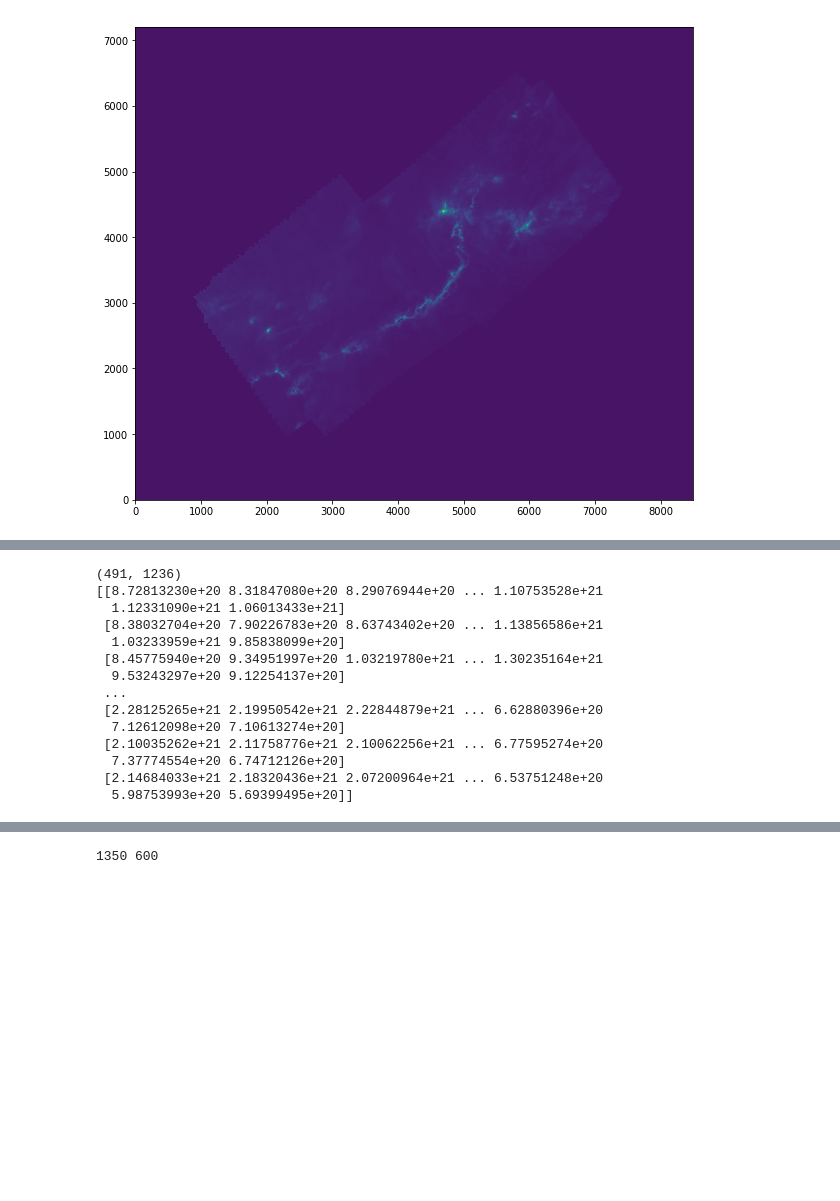
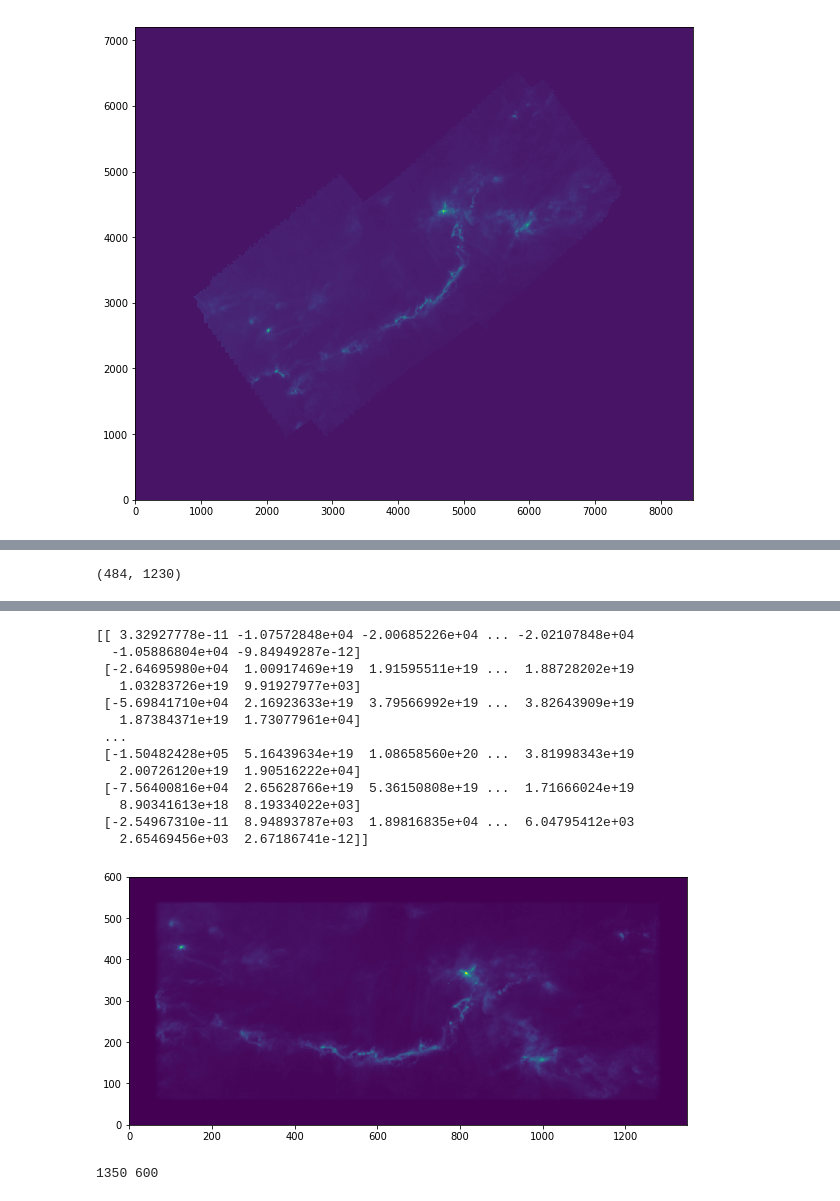
Before and after one commit to jfrob27/M1stage2020, a Jupyter notebook: Taurus.ipynb, the cells around one changed output, grey strips where cells are left out. Drawn from its saved outputs; the diff is of its cells as text; code cells hidden in the pictures; blank space fills up the shorter version.

```diff
--- a/Taurus.ipynb
+++ b/Taurus.ipynb
@@ -46,25 +54,11 @@ INFO: Auto-setting vmax to  1.227e+22 [aplpy.core]
 # %%
 #Read cut map
-HDU = fits.open(path + 'HGBS_' + name + '_column_density_map_rebin_rot_cuts.fits')
+HDU = fits.open(path + 'HGBS_' + name + '_column_density_map_rebin_rot_cut.fits')
 im = HDU[0].data
 header = HDU[0].header
 print(im.shape)
-print(im)
 # %% [output]
-(491, 1236)
-[[8.72813230e+20 8.31847080e+20 8.29076944e+20 ... 1.10753528e+21
-  1.12331090e+21 1.06013433e+21]
- [8.38032704e+20 7.90226783e+20 8.63743402e+20 ... 1.13856586e+21
-  1.03233959e+21 9.85838099e+20]
- [8.45775940e+20 9.34951997e+20 1.03219780e+21 ... 1.30235164e+21
-  9.53243297e+20 9.12254137e+20]
- ...
- [2.28125265e+21 2.19950542e+21 2.22844879e+21 ... 6.62880396e+20
-  7.12612098e+20 7.10613274e+20]
- [2.10035262e+21 2.11758776e+21 2.10062256e+21 ... 6.77595274e+20
-  7.37774554e+20 6.74712126e+20]
- [2.14684033e+21 2.18320436e+21 2.07200964e+21 ... 6.53751248e+20
-  5.98753993e+20 5.69399495e+20]]
+(484, 1230)
 # %%
 figure(figsize=(10,10))
 imshow(im,origin='bottom')
@@ -74,23 +68,38 @@ imshow(im,origin='bottom')
 # %%
 #Resolution in arcmin
 reso = HDU[0].header['CDELT2'] * 60.
 
 meanim = np.mean(im)
 na = im.shape[1]
 nb = im.shape[0]
-imzm = im - meanim
+imzm = im #- meanim
 
 #Apodization
 tapper = apodize(nb,na,0.98)
 imt = imzm *tapper
 newdim = np.array((600,1350))
 #newdim = np.array((1300,1300))
 imr = padding(imt,newdim[0],newdim[1])
 
 #Fourier power spectrum
 tab_k, spec_k = powspec(imr, reso=reso)
 
 #noise = S1a[0,20]
+# %% [output]
+[[ 3.32927778e-11 -1.07572848e+04 -2.00685226e+04 ... -2.02107848e+04
+  -1.05886804e+04 -9.84949287e-12]
+ [-2.64695980e+04  1.00917469e+19  1.91595511e+19 ...  1.88728202e+19
+   1.03283726e+19  9.91927977e+03]
+ [-5.69841710e+04  2.16923633e+19  3.79566992e+19 ...  3.82643909e+19
+   1.87384371e+19  1.73077961e+04]
+ ...
+ [-1.50482428e+05  5.16439634e+19  1.08658560e+20 ...  3.81998343e+19
+   2.00726120e+19  1.90516222e+04]
+ [-7.56400816e+04  2.65628766e+19  5.36150808e+19 ...  1.71666024e+19
+   8.90341613e+18  8.19334022e+03]
+ [-2.54967310e-11  8.94893787e+03  1.89816835e+04 ...  6.04795412e+03
+   2.65469456e+03  2.67186741e-12]]
+[figure, added]
 # %%
 #Set a list of q
 q=[]
```
Also changed, not shown: parts of 5 cells of this notebook, 2 other files.
